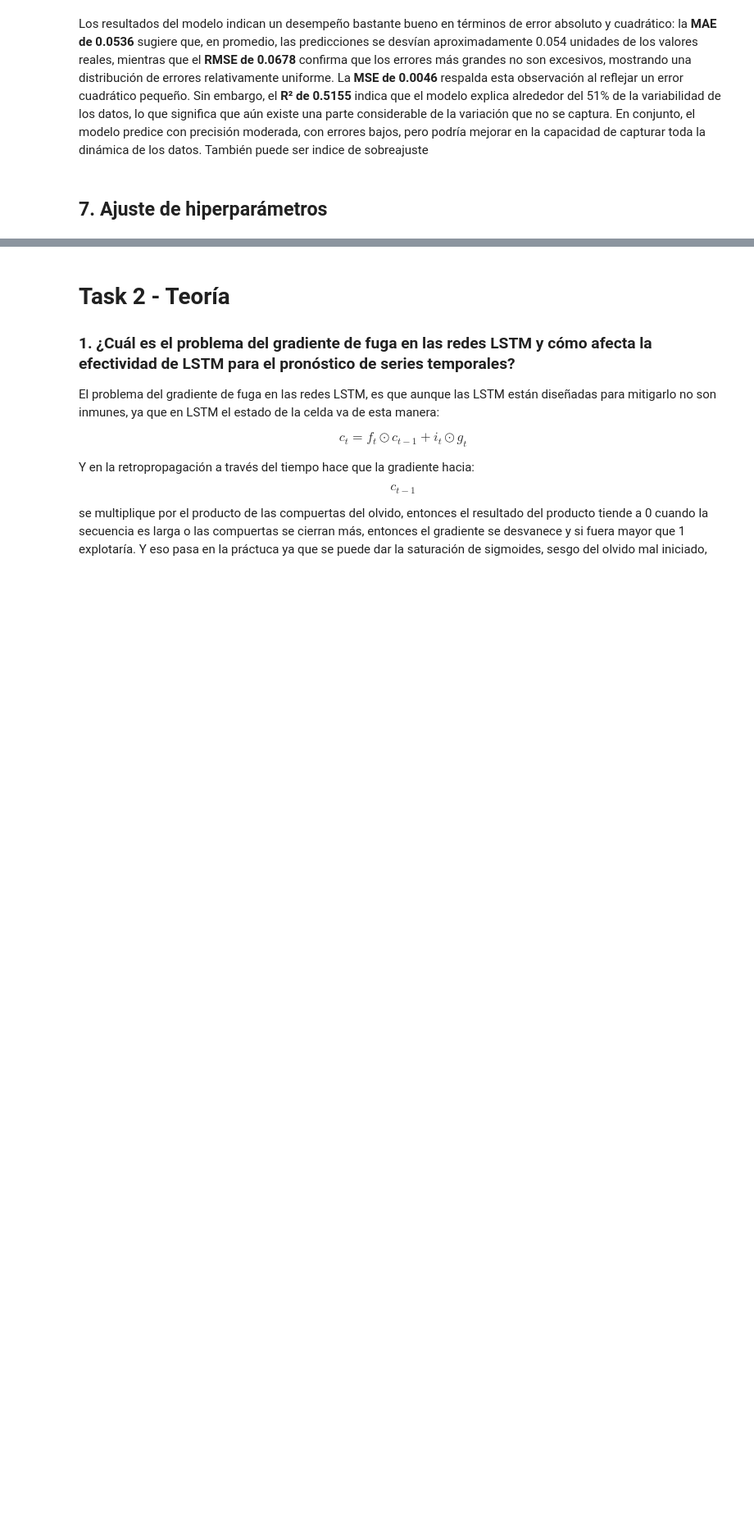
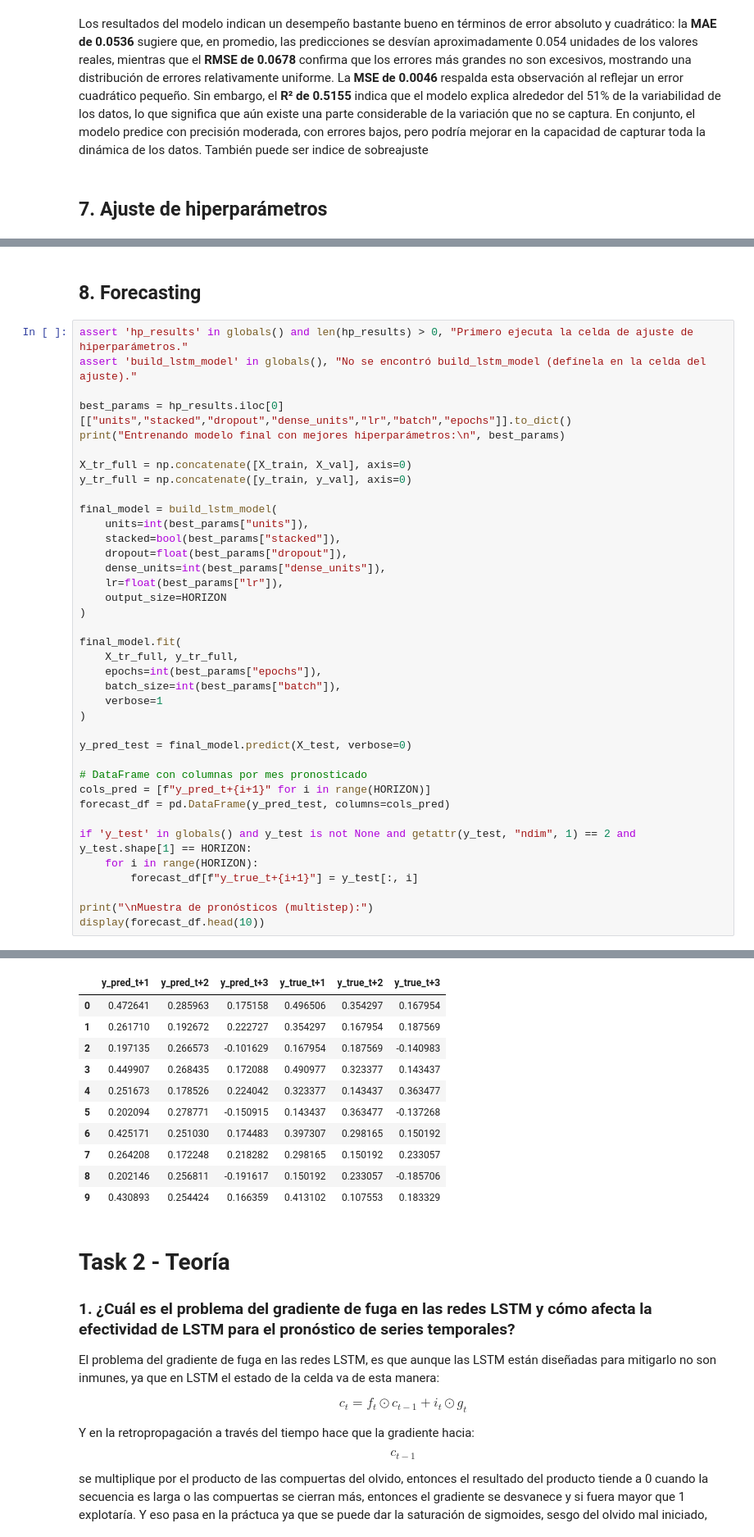
Before and after one commit to angelargd8/lab8-deep, a Jupyter notebook: main.ipynb, the cells around one changed output, grey strips where cells are left out. Shown at 82% size. Cells and saved outputs as stored; diff of their text form; blank space fills up the shorter version.

```diff
--- a/main.ipynb
+++ b/main.ipynb
@@ -229,0 +352,41 @@ Los resultados del modelo indican un desempeño bastante bueno en términos de e
+# %% [markdown]
+## 8. Forecasting
+# %%
+assert 'hp_results' in globals() and len(hp_results) > 0, "Primero ejecuta la celda de ajuste de hiperparámetros."
+assert 'build_lstm_model' in globals(), "No se encontró build_lstm_model (defínela en la celda del ajuste)."
+
+best_params = hp_results.iloc[0][["units","stacked","dropout","dense_units","lr","batch","epochs"]].to_dict()
+print("Entrenando modelo final con mejores hiperparámetros:\n", best_params)
+
+X_tr_full = np.concatenate([X_train, X_val], axis=0)
+y_tr_full = np.concatenate([y_train, y_val], axis=0)
+
+final_model = build_lstm_model(
+    units=int(best_params["units"]),
+    stacked=bool(best_params["stacked"]),
+    dropout=float(best_params["dropout"]),
+    dense_units=int(best_params["dense_units"]),
+    lr=float(best_params["lr"]),
+    output_size=HORIZON
+)
+
+final_model.fit(
+    X_tr_full, y_tr_full,
+    epochs=int(best_params["epochs"]),
+    batch_size=int(best_params["batch"]),
+    verbose=1
+)
+
+y_pred_test = final_model.predict(X_test, verbose=0)
+
+# DataFrame con columnas por mes pronosticado
+cols_pred = [f"y_pred_t+{i+1}" for i in range(HORIZON)]
+forecast_df = pd.DataFrame(y_pred_test, columns=cols_pred)
+
+if 'y_test' in globals() and y_test is not None and getattr(y_test, "ndim", 1) == 2 and y_test.shape[1] == HORIZON:
+    for i in range(HORIZON):
+        forecast_df[f"y_true_t+{i+1}"] = y_test[:, i]
+
+print("\nMuestra de pronósticos (multistep):")
+display(forecast_df.head(10))
+# %% [output]
@@ -230,3 +410,14 @@ Los resultados del modelo indican un desempeño bastante bueno en términos de e
+|  | y_pred_t+1 | y_pred_t+2 | y_pred_t+3 | y_true_t+1 | y_true_t+2 | y_true_t+3 |
+| 0 | 0.472641 | 0.285963 | 0.175158 | 0.496506 | 0.354297 | 0.167954 |
+| 1 | 0.261710 | 0.192672 | 0.222727 | 0.354297 | 0.167954 | 0.187569 |
+| 2 | 0.197135 | 0.266573 | -0.101629 | 0.167954 | 0.187569 | -0.140983 |
+| 3 | 0.449907 | 0.268435 | 0.172088 | 0.490977 | 0.323377 | 0.143437 |
+| 4 | 0.251673 | 0.178526 | 0.224042 | 0.323377 | 0.143437 | 0.363477 |
+| 5 | 0.202094 | 0.278771 | -0.150915 | 0.143437 | 0.363477 | -0.137268 |
+| 6 | 0.425171 | 0.251030 | 0.174483 | 0.397307 | 0.298165 | 0.150192 |
+| 7 | 0.264208 | 0.172248 | 0.218282 | 0.298165 | 0.150192 | 0.233057 |
+| 8 | 0.202146 | 0.256811 | -0.191617 | 0.150192 | 0.233057 | -0.185706 |
+| 9 | 0.430893 | 0.254424 | 0.166359 | 0.413102 | 0.107553 | 0.183329 |
 # %% [markdown]
 # Task 2 - Teoría
 
```
Also changed, not shown: parts of 6 cells of this notebook.
